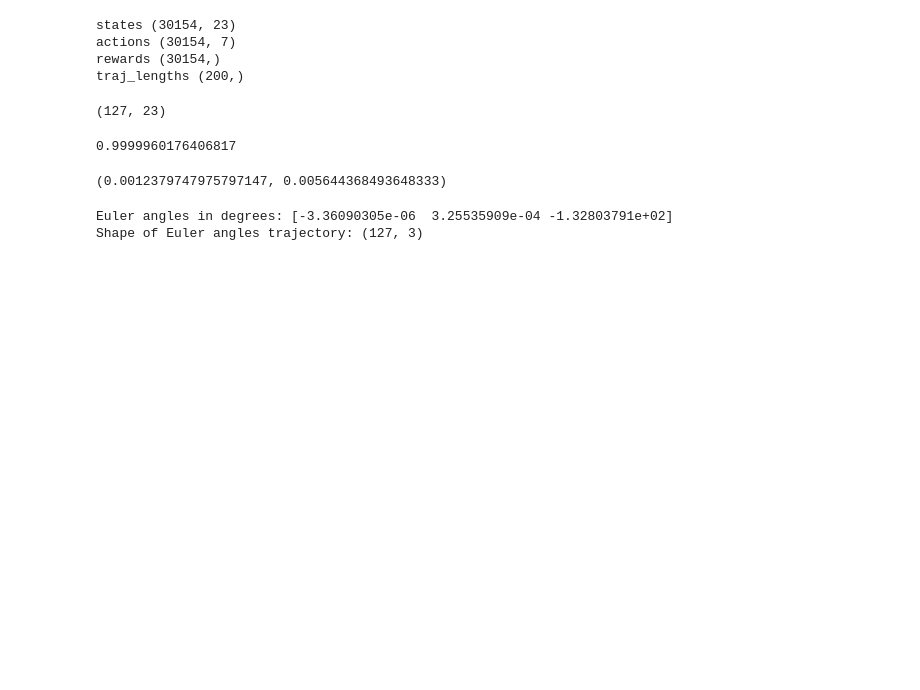
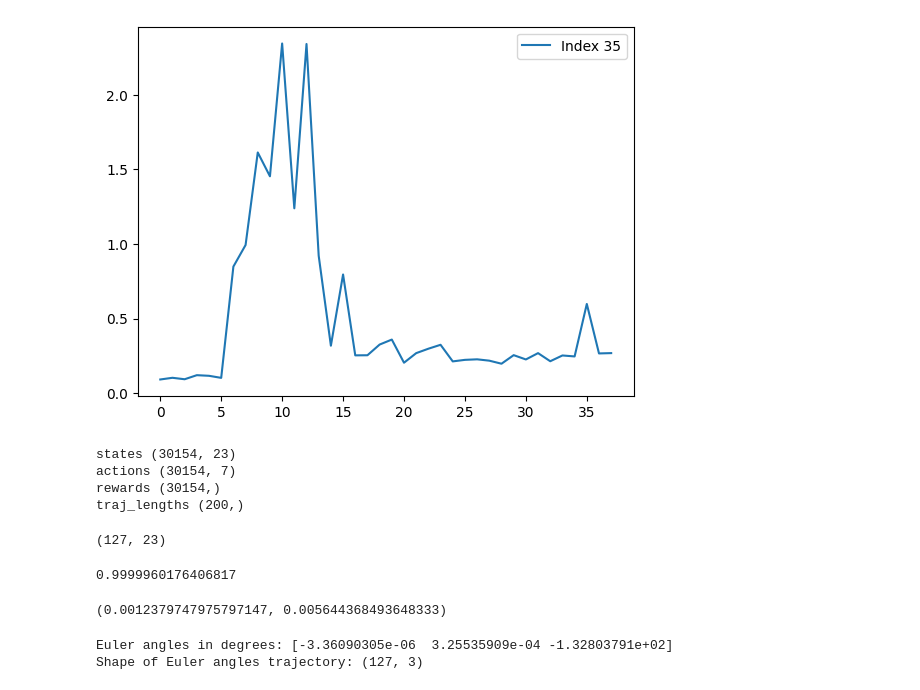
Before and after one commit to RaindragonD/dppo, a Jupyter notebook: test.ipynb, the cells around one changed output. Saved outputs shown, nothing was run; the diff lists cells and outputs as text; code cells hidden in the pictures; blank space fills up the shorter version.

```diff
--- a/test.ipynb
+++ b/test.ipynb
@@ -6,3 +20,15 @@ from IPython.display import Image as IPImage, display
+# %%
+diff_states = np.load('/home/yl/dppo/log/robomimic-eval/square_eval_diffusion_mlp_ta8_td20/2024-10-14_20-02-09_42/diff_states.npy')
+# %%
+import matplotlib.pyplot as plt
+# indices = [9,16,18,20,25,35,36,37]
+indices = [35]
+for i in indices:
+    plt.plot(diff_states[:, i], label=f'Index {i}')
+plt.legend()
+plt.show()
+# %% [output]
+[figure, added]
 # %%
 data = np.load('/home/yl/dppo/data/robomimic/square-ph/train.npz', allow_pickle=True)
 # Load normalization data
```
Also changed, not shown: parts of 1 cell of this notebook, 5 other files.
